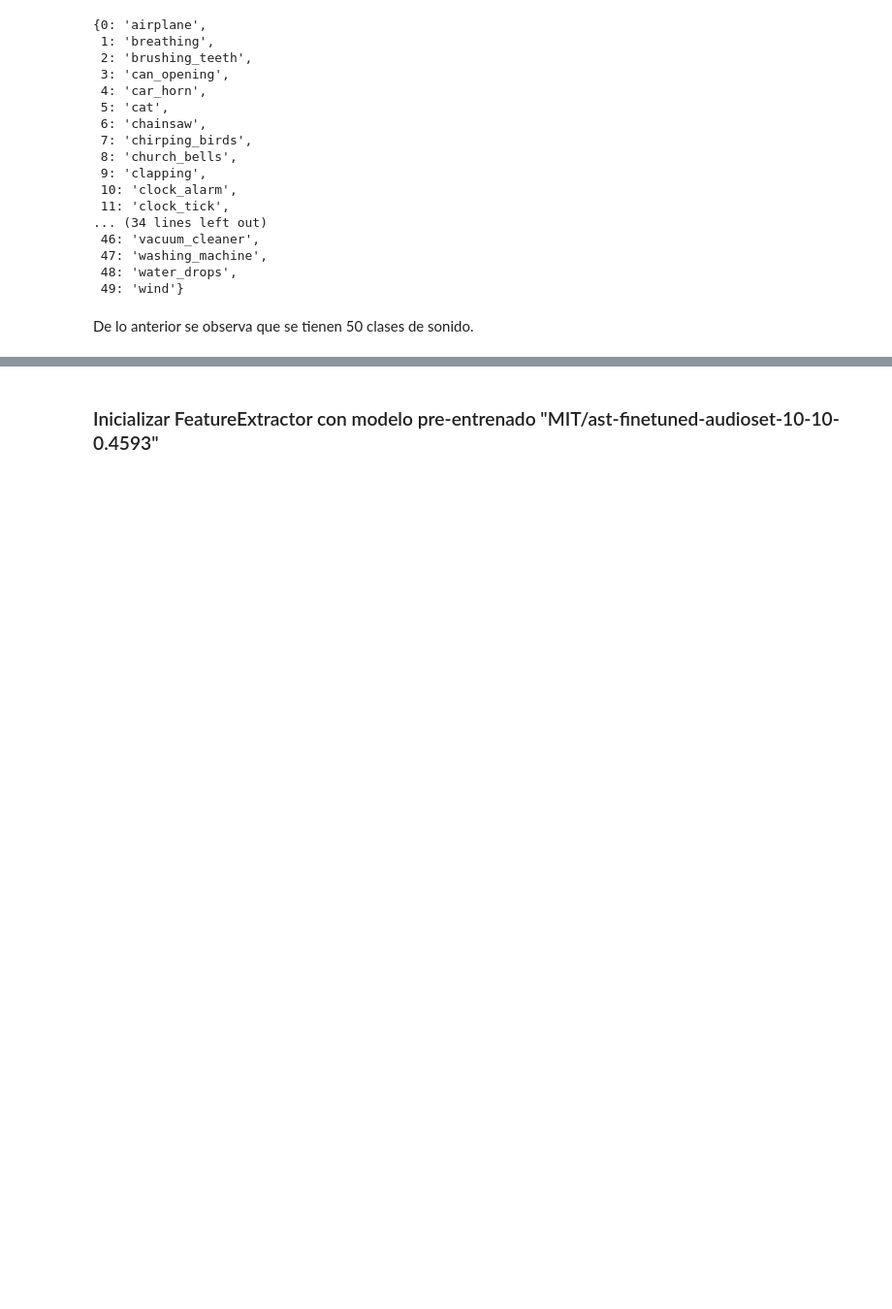
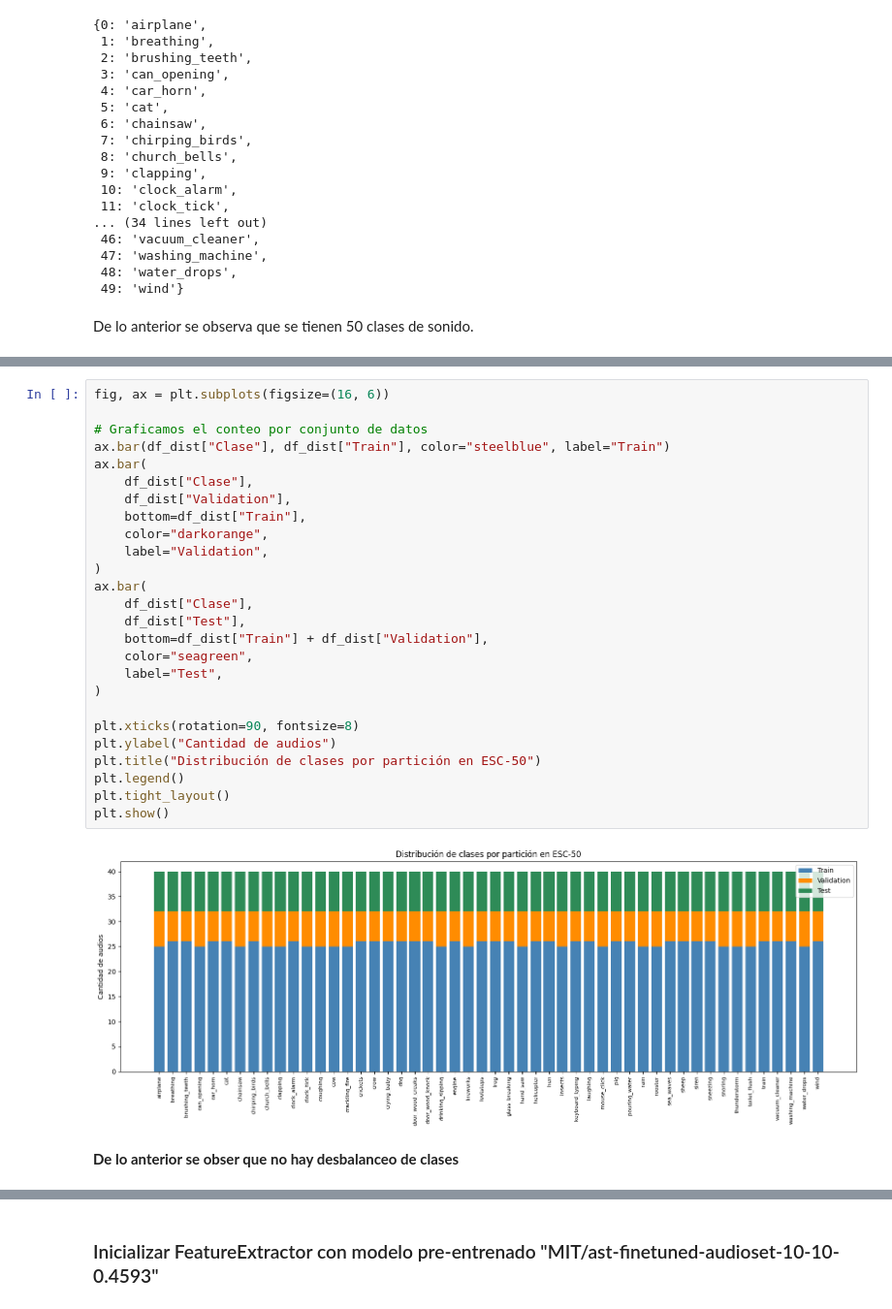
Before and after one commit to margomeza16/deep_leraning, a Jupyter notebook: Miniproyecto4_AST.ipynb, the cells around one changed output, grey strips where cells are left out. Shown at 97% size. Saved outputs shown, nothing was run; the diff lists cells and outputs as text; blank space fills up the shorter version.

```diff
--- a/Miniproyecto4_AST.ipynb
+++ b/Miniproyecto4_AST.ipynb
@@ -234,3 +284,33 @@ De lo anterior se observa que se tienen 50 clases de sonido.
+# %%
+fig, ax = plt.subplots(figsize=(16, 6))
+
+# Graficamos el conteo por conjunto de datos
+ax.bar(df_dist["Clase"], df_dist["Train"], color="steelblue", label="Train")
+ax.bar(
+    df_dist["Clase"],
+    df_dist["Validation"],
+    bottom=df_dist["Train"],
+    color="darkorange",
+    label="Validation",
+)
+ax.bar(
+    df_dist["Clase"],
+    df_dist["Test"],
+    bottom=df_dist["Train"] + df_dist["Validation"],
+    color="seagreen",
+    label="Test",
+)
+
+plt.xticks(rotation=90, fontsize=8)
+plt.ylabel("Cantidad de audios")
+plt.title("Distribución de clases por partición en ESC-50")
+plt.legend()
+plt.tight_layout()
+plt.show()
+# %% [output]
+[figure, added]
+# %% [markdown]
+**De lo anterior se obser que no hay desbalanceo de clases**
 # %% [markdown]
 ## Pipeline de procesamiento de audio
 
```
Also changed, not shown: parts of 25 cells of this notebook.
